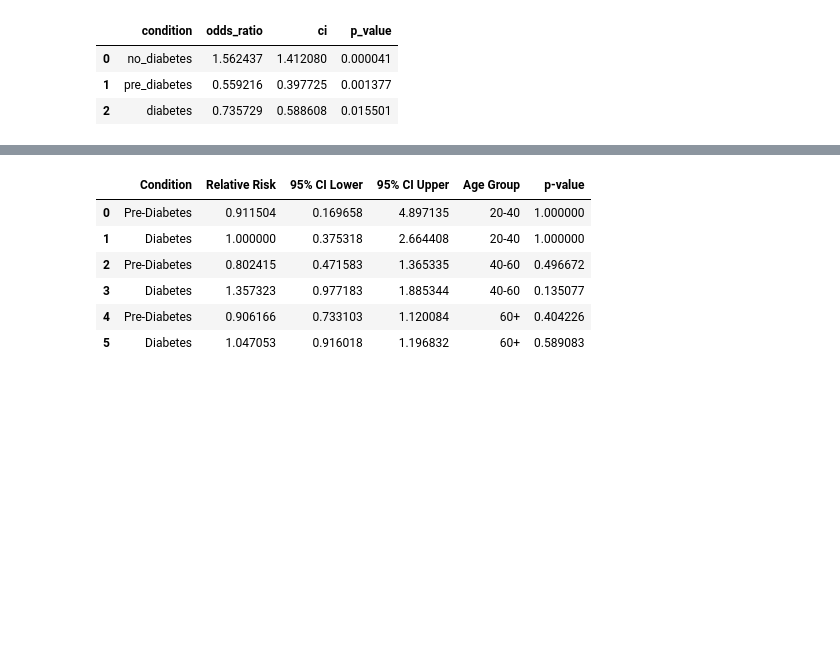
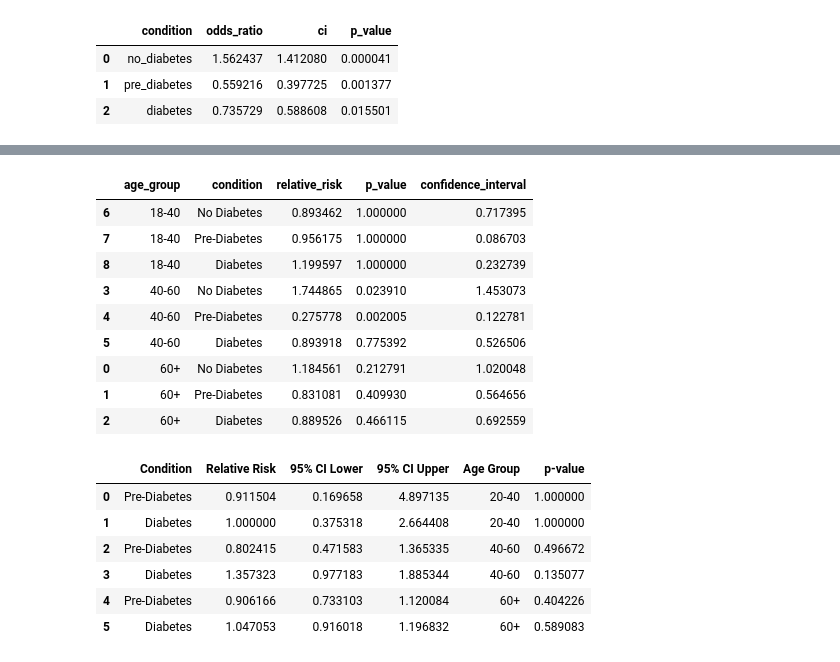
Before and after one commit to mehakrafiq/MedicalStats, a Jupyter notebook: T1_DataAnalysis.ipynb, the cells around one changed output, grey strips where cells are left out. Drawn from its saved outputs; the diff is of its cells as text; code cells hidden in the pictures; blank space fills up the shorter version.

```diff
--- a/T1_DataAnalysis.ipynb
+++ b/T1_DataAnalysis.ipynb
@@ -408,3 +460,18 @@ visualize_odds_ratio_results(odds_ratio_results_length_of_stay, 'Length of Stay'
+# %%
+#test function for length of stay
+relative_risk_by_age_results_length_of_stay = relative_risk_by_age(treatment_1, 'Length of Stay')
+relative_risk_by_age_results_length_of_stay
+# %% [output]
+|  | age_group | condition | relative_risk | p_value | confidence_interval |
+| 6 | 18-40 | No Diabetes | 0.893462 | 1.000000 | 0.717395 |
+| 7 | 18-40 | Pre-Diabetes | 0.956175 | 1.000000 | 0.086703 |
+| 8 | 18-40 | Diabetes | 1.199597 | 1.000000 | 0.232739 |
+| 3 | 40-60 | No Diabetes | 1.744865 | 0.023910 | 1.453073 |
+| 4 | 40-60 | Pre-Diabetes | 0.275778 | 0.002005 | 0.122781 |
+| 5 | 40-60 | Diabetes | 0.893918 | 0.775392 | 0.526506 |
+| 0 | 60+ | No Diabetes | 1.184561 | 0.212791 | 1.020048 |
+| 1 | 60+ | Pre-Diabetes | 0.831081 | 0.409930 | 0.564656 |
+| 2 | 60+ | Diabetes | 0.889526 | 0.466115 | 0.692559 |
 # %%
 #Controlling for age
 # Create a new column indicating whether the length of stay is above the median
```
Also changed, not shown: parts of 3 cells of this notebook.
